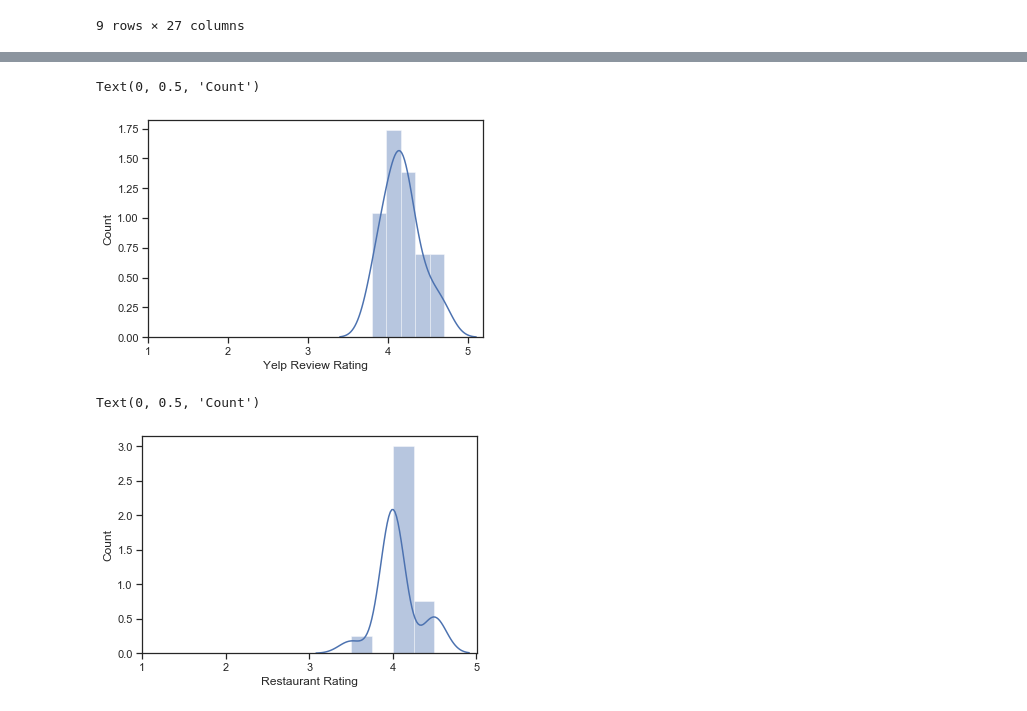
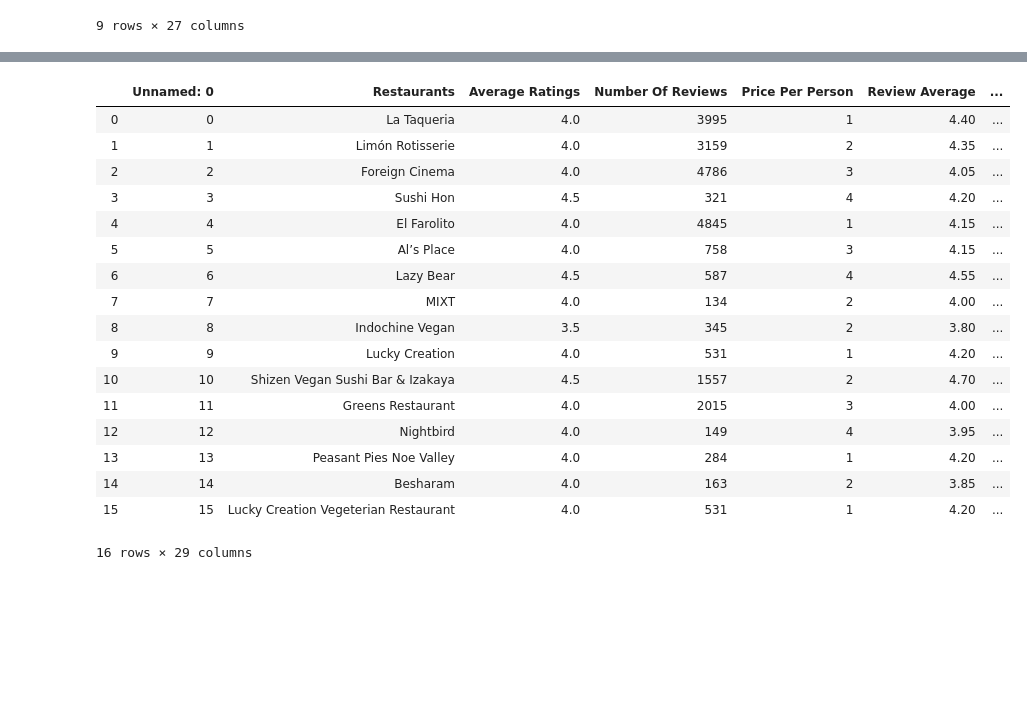
Before and after one commit to kiet415/yelp-project, a Jupyter notebook: yelpScraper.ipynb, the cells around one changed output, grey strips where cells are left out. Drawn from its saved outputs; the diff is of its cells as text; code cells hidden in the pictures; blank space fills up the shorter version.

```diff
--- a/yelpScraper.ipynb
+++ b/yelpScraper.ipynb
@@ -637,16 +605,21 @@ graph2=sns.catplot(data=final_df, x='Price Per Person', hue='Average Ratings', c
-# %%
-a=sns.distplot(final_df['Review_Average'])
-a.set_xticks(range(1,6))
-a.set_xlabel('Yelp Review Rating')
-a.set_ylabel('Count')
-# %% [output]
-Text(0, 0.5, 'Count')
-[figure, removed]
-# %%
-a=sns.distplot(final_df['Average Ratings'])
-a.set_xticks(range(1,6))
-a.set_xlabel('Restaurant Rating')
-a.set_ylabel('Count')
-# %% [output]
-Text(0, 0.5, 'Count')
-[figure, removed]
+# %%
+final = final_df.to_csv(r'export_dataframe.csv')
+# %% [output]
+|  | Unnamed: 0 | Restaurants | Average Ratings | Number Of Reviews | Price Per Person | Review Average | ... |
+| 0 | 0 | La Taqueria | 4.0 | 3995 | 1 | 4.40 | ... |
+| 1 | 1 | Limón Rotisserie | 4.0 | 3159 | 2 | 4.35 | ... |
+| 2 | 2 | Foreign Cinema | 4.0 | 4786 | 3 | 4.05 | ... |
+| 3 | 3 | Sushi Hon | 4.5 | 321 | 4 | 4.20 | ... |
+| 4 | 4 | El Farolito | 4.0 | 4845 | 1 | 4.15 | ... |
+| 5 | 5 | Al’s Place | 4.0 | 758 | 3 | 4.15 | ... |
+| 6 | 6 | Lazy Bear | 4.5 | 587 | 4 | 4.55 | ... |
+| 7 | 7 | MIXT | 4.0 | 134 | 2 | 4.00 | ... |
+| 8 | 8 | Indochine Vegan | 3.5 | 345 | 2 | 3.80 | ... |
+| 9 | 9 | Lucky Creation | 4.0 | 531 | 1 | 4.20 | ... |
+| 10 | 10 | Shizen Vegan Sushi Bar & Izakaya | 4.5 | 1557 | 2 | 4.70 | ... |
+| 11 | 11 | Greens Restaurant | 4.0 | 2015 | 3 | 4.00 | ... |
+| 12 | 12 | Nightbird | 4.0 | 149 | 4 | 3.95 | ... |
+| 13 | 13 | Peasant Pies Noe Valley | 4.0 | 284 | 1 | 4.20 | ... |
+| 14 | 14 | Besharam | 4.0 | 163 | 2 | 3.85 | ... |
+| 15 | 15 | Lucky Creation Vegeterian Restaurant | 4.0 | 531 | 1 | 4.20 | ... |
+16 rows × 29 columns
```
Also changed, not shown: parts of 3 cells of this notebook, 2 other files.
